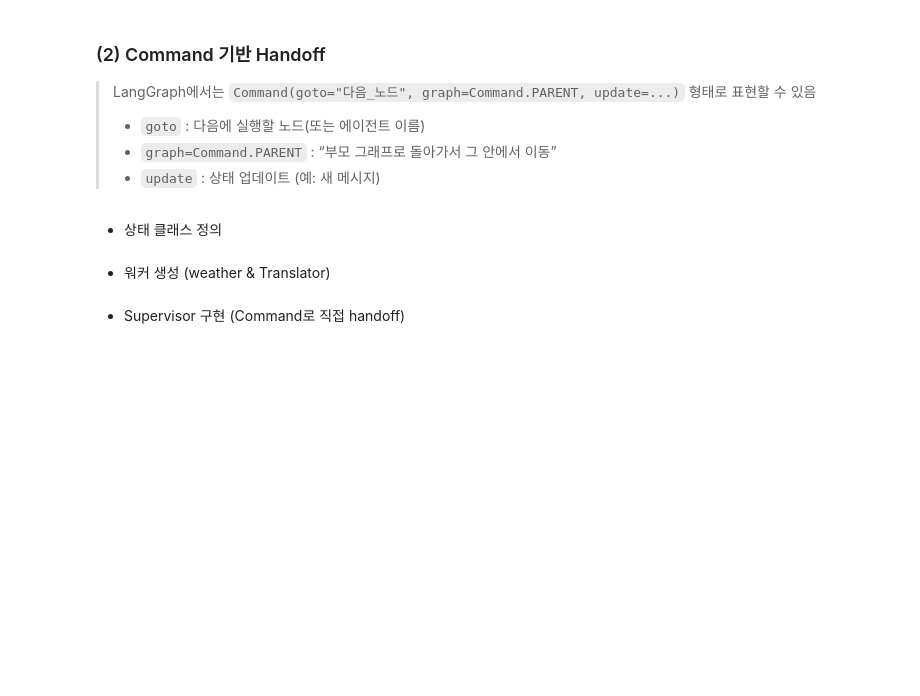
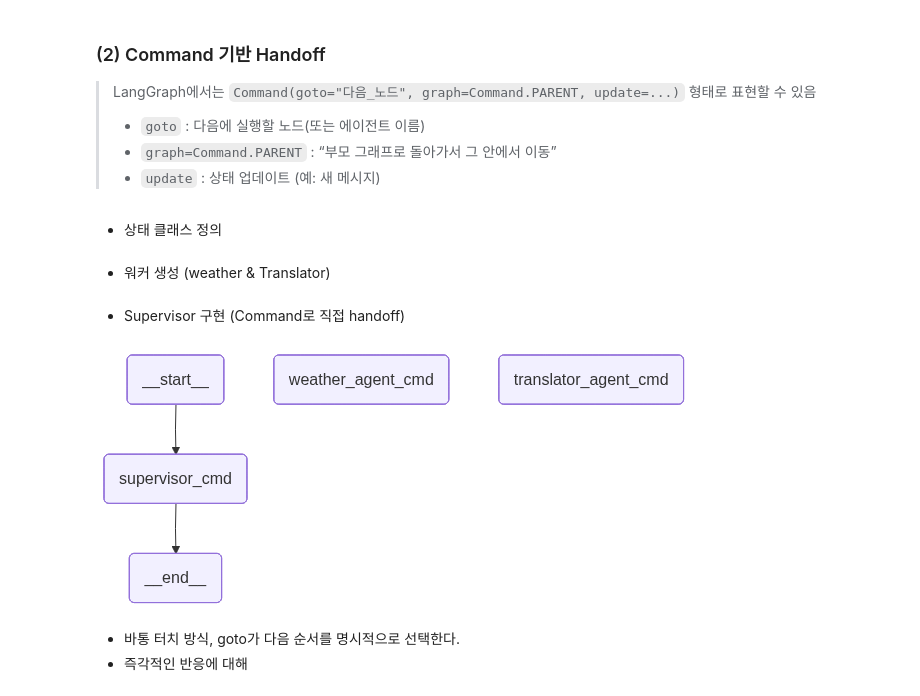
Before and after one commit to limjueun06/DL-study, a Jupyter notebook: LLM활용/ex08_Agent Architecture, Multi Agent, Handoffs(조건부 edge, Command) (배포용).ipynb, the cells around one changed output. Saved outputs shown, nothing was run; the diff lists cells and outputs as text; code cells hidden in the pictures; blank space fills up the shorter version.

```diff
--- a/LLM활용/ex08_Agent Architecture, Multi Agent, Handoffs(조건부 edge, Command) (배포용).ipynb
+++ b/LLM활용/ex08_Agent Architecture, Multi Agent, Handoffs(조건부 edge, Command) (배포용).ipynb
@@ -504,0 +1231,31 @@ for t in test :
+# %%
+# --- 5) 그래프 구성 (Command ver) ---
+
+graph_cmd = StateGraph(AgentStateCmd)
+
+# 함수등록
+graph_cmd.add_node('supervisor_cmd', supervisor_cmd)
+graph_cmd.add_node('weather_agent_cmd', weather_agent_cmd)
+graph_cmd.add_node('translator_agent_cmd', translator_agent_cmd)
+
+# 흐름도 정의
+# 1) 그래프 시작점 > supervisor
+graph_cmd.add_edge(START, 'supervisor_cmd')
+
+# 2) 날씨 제공 기능이 끝나면 supervisor_cmd로 돌아오는 흐름
+graph_cmd.add_edge('weather_agent_cmd', 'supervisor_cmd')
+
+# 3) 번역 제공 기능이 끝나면 supervisor_cmd로 돌아오는 흐름
+graph_cmd.add_edge('translator_agent_cmd', 'supervisor_cmd')
+
+# 4) supervisor에서 END로 가는 흐름도 만들어 주자
+graph_cmd.add_edge('supervisor_cmd', END)
+
+# 그래프 컴파일
+multi_agent_graph_command = graph_cmd.compile()
+multi_agent_graph_command
+# %% [output]
+[figure, added]
+# %% [markdown]
+- 바통 터치 방식, goto가 다음 순서를 명시적으로 선택한다.
+- 즉각적인 반응에 대해
```
Also changed, not shown: parts of 37 cells of this notebook.
